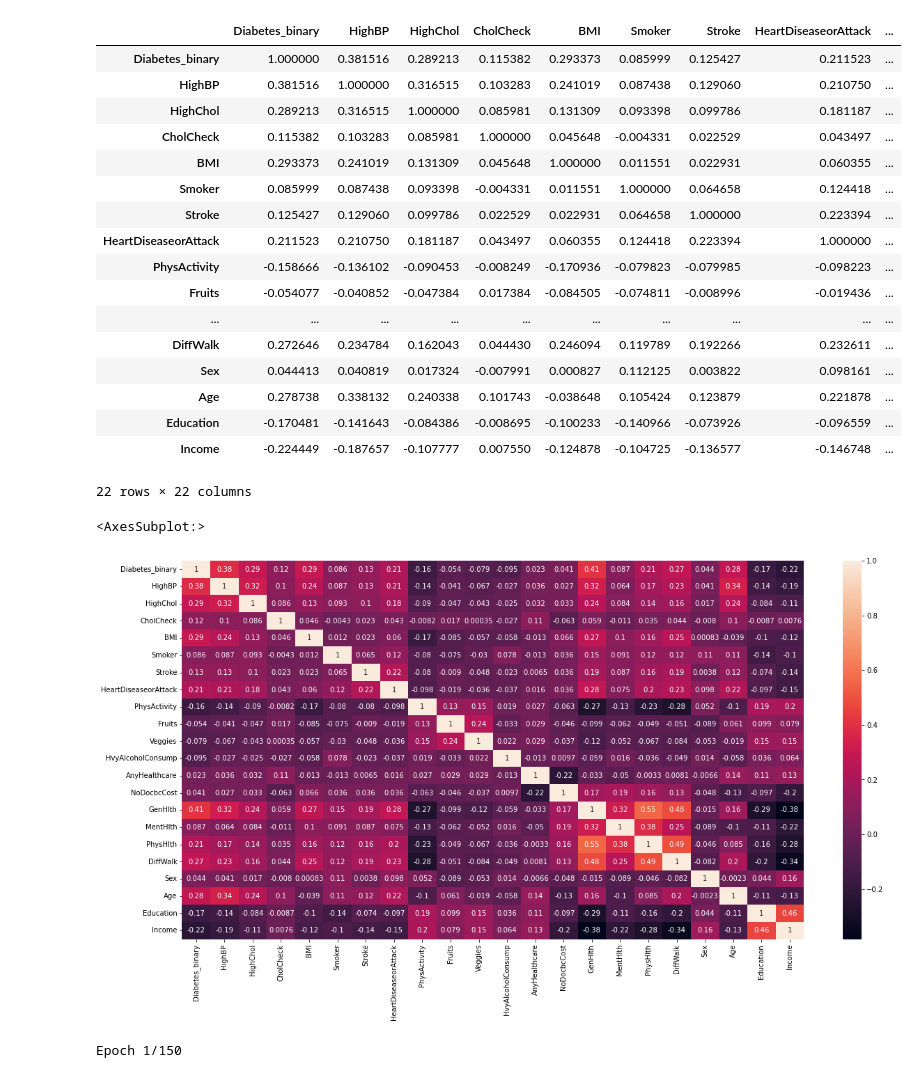
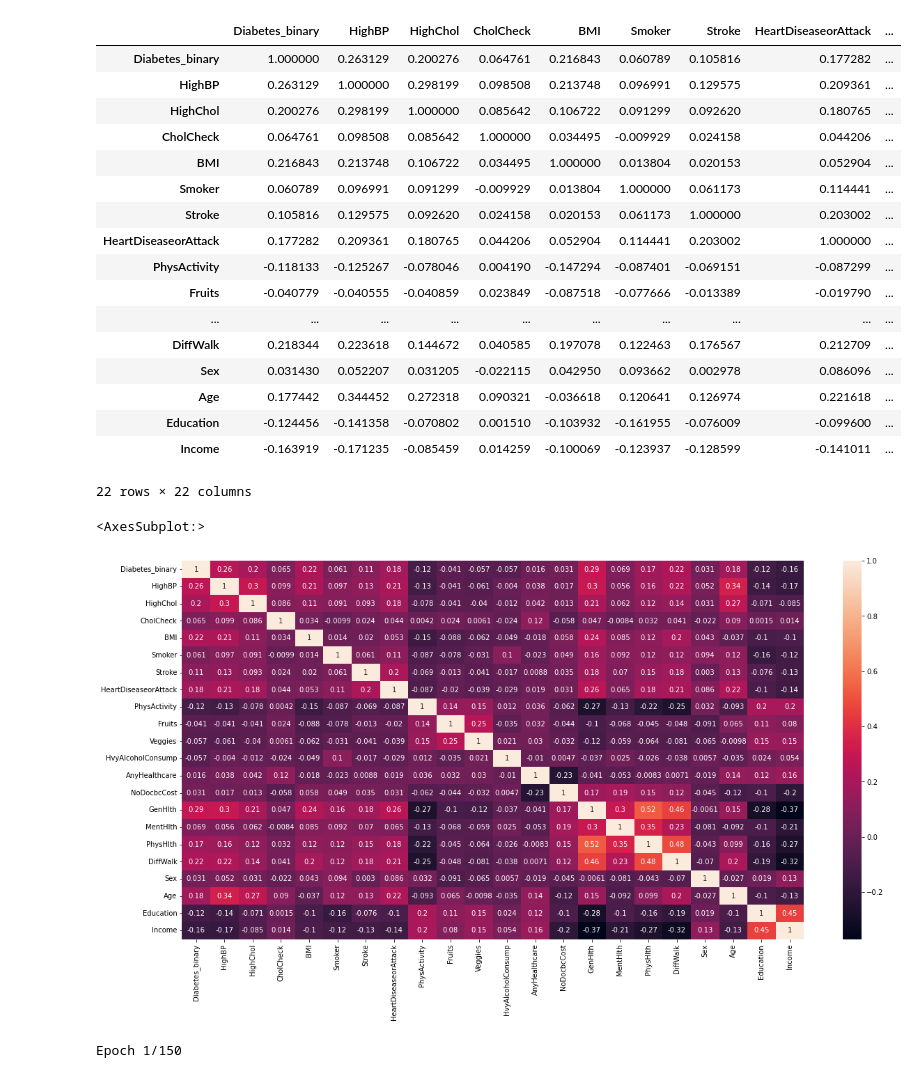
Before and after one commit to yaaacii/CS422ML-Diabetes-Model, a Jupyter notebook: NN.ipynb, the cells around one changed output. Drawn from its saved outputs; the diff is of its cells as text; code cells hidden in the pictures.

```diff
--- a/NN.ipynb
+++ b/NN.ipynb
@@ -7,33 +7,33 @@ from sklearn.model_selection import train_test_split
 from tensorflow.keras import Sequential
 from keras.layers.core import Dense
 # %%
-data = pd.read_csv('diabetes_binary_5050split_health_indicators_BRFSS2015.csv')
+data = pd.read_csv('diabetes_binary_health_indicators_BRFSS2015.csv')
 data.corr()
 # %% [output]
 |  | Diabetes_binary | HighBP | HighChol | CholCheck | BMI | Smoker | Stroke | HeartDiseaseorAttack | ... |
-| Diabetes_binary | 1.000000 | 0.381516 | 0.289213 | 0.115382 | 0.293373 | 0.085999 | 0.125427 | 0.211523 | ... |
-| HighBP | 0.381516 | 1.000000 | 0.316515 | 0.103283 | 0.241019 | 0.087438 | 0.129060 | 0.210750 | ... |
-| HighChol | 0.289213 | 0.316515 | 1.000000 | 0.085981 | 0.131309 | 0.093398 | 0.099786 | 0.181187 | ... |
-| CholCheck | 0.115382 | 0.103283 | 0.085981 | 1.000000 | 0.045648 | -0.004331 | 0.022529 | 0.043497 | ... |
-| BMI | 0.293373 | 0.241019 | 0.131309 | 0.045648 | 1.000000 | 0.011551 | 0.022931 | 0.060355 | ... |
-| Smoker | 0.085999 | 0.087438 | 0.093398 | -0.004331 | 0.011551 | 1.000000 | 0.064658 | 0.124418 | ... |
-| Stroke | 0.125427 | 0.129060 | 0.099786 | 0.022529 | 0.022931 | 0.064658 | 1.000000 | 0.223394 | ... |
-| HeartDiseaseorAttack | 0.211523 | 0.210750 | 0.181187 | 0.043497 | 0.060355 | 0.124418 | 0.223394 | 1.000000 | ... |
-| PhysActivity | -0.158666 | -0.136102 | -0.090453 | -0.008249 | -0.170936 | -0.079823 | -0.079985 | -0.098223 | ... |
-| Fruits | -0.054077 | -0.040852 | -0.047384 | 0.017384 | -0.084505 | -0.074811 | -0.008996 | -0.019436 | ... |
+| Diabetes_binary | 1.000000 | 0.263129 | 0.200276 | 0.064761 | 0.216843 | 0.060789 | 0.105816 | 0.177282 | ... |
+| HighBP | 0.263129 | 1.000000 | 0.298199 | 0.098508 | 0.213748 | 0.096991 | 0.129575 | 0.209361 | ... |
+| HighChol | 0.200276 | 0.298199 | 1.000000 | 0.085642 | 0.106722 | 0.091299 | 0.092620 | 0.180765 | ... |
+| CholCheck | 0.064761 | 0.098508 | 0.085642 | 1.000000 | 0.034495 | -0.009929 | 0.024158 | 0.044206 | ... |
+| BMI | 0.216843 | 0.213748 | 0.106722 | 0.034495 | 1.000000 | 0.013804 | 0.020153 | 0.052904 | ... |
+| Smoker | 0.060789 | 0.096991 | 0.091299 | -0.009929 | 0.013804 | 1.000000 | 0.061173 | 0.114441 | ... |
+| Stroke | 0.105816 | 0.129575 | 0.092620 | 0.024158 | 0.020153 | 0.061173 | 1.000000 | 0.203002 | ... |
+| HeartDiseaseorAttack | 0.177282 | 0.209361 | 0.180765 | 0.044206 | 0.052904 | 0.114441 | 0.203002 | 1.000000 | ... |
+| PhysActivity | -0.118133 | -0.125267 | -0.078046 | 0.004190 | -0.147294 | -0.087401 | -0.069151 | -0.087299 | ... |
+| Fruits | -0.040779 | -0.040555 | -0.040859 | 0.023849 | -0.087518 | -0.077666 | -0.013389 | -0.019790 | ... |
 | ... | ... | ... | ... | ... | ... | ... | ... | ... | ... |
-| DiffWalk | 0.272646 | 0.234784 | 0.162043 | 0.044430 | 0.246094 | 0.119789 | 0.192266 | 0.232611 | ... |
-| Sex | 0.044413 | 0.040819 | 0.017324 | -0.007991 | 0.000827 | 0.112125 | 0.003822 | 0.098161 | ... |
-| Age | 0.278738 | 0.338132 | 0.240338 | 0.101743 | -0.038648 | 0.105424 | 0.123879 | 0.221878 | ... |
-| Education | -0.170481 | -0.141643 | -0.084386 | -0.008695 | -0.100233 | -0.140966 | -0.073926 | -0.096559 | ... |
-| Income | -0.224449 | -0.187657 | -0.107777 | 0.007550 | -0.124878 | -0.104725 | -0.136577 | -0.146748 | ... |
+| DiffWalk | 0.218344 | 0.223618 | 0.144672 | 0.040585 | 0.197078 | 0.122463 | 0.176567 | 0.212709 | ... |
+| Sex | 0.031430 | 0.052207 | 0.031205 | -0.022115 | 0.042950 | 0.093662 | 0.002978 | 0.086096 | ... |
+| Age | 0.177442 | 0.344452 | 0.272318 | 0.090321 | -0.036618 | 0.120641 | 0.126974 | 0.221618 | ... |
+| Education | -0.124456 | -0.141358 | -0.070802 | 0.001510 | -0.103932 | -0.161955 | -0.076009 | -0.099600 | ... |
+| Income | -0.163919 | -0.171235 | -0.085459 | 0.014259 | -0.100069 | -0.123937 | -0.128599 | -0.141011 | ... |
 22 rows × 22 columns
 # %%
 f, ax = plt.subplots(1, figsize=(20,10))
 sns.heatmap(data.corr(), annot=True, ax=ax)
 # %% [output]
 <AxesSubplot:>
-[figure, old version]
+[figure, new version]
 # %%
 # Prep Data
 
```
